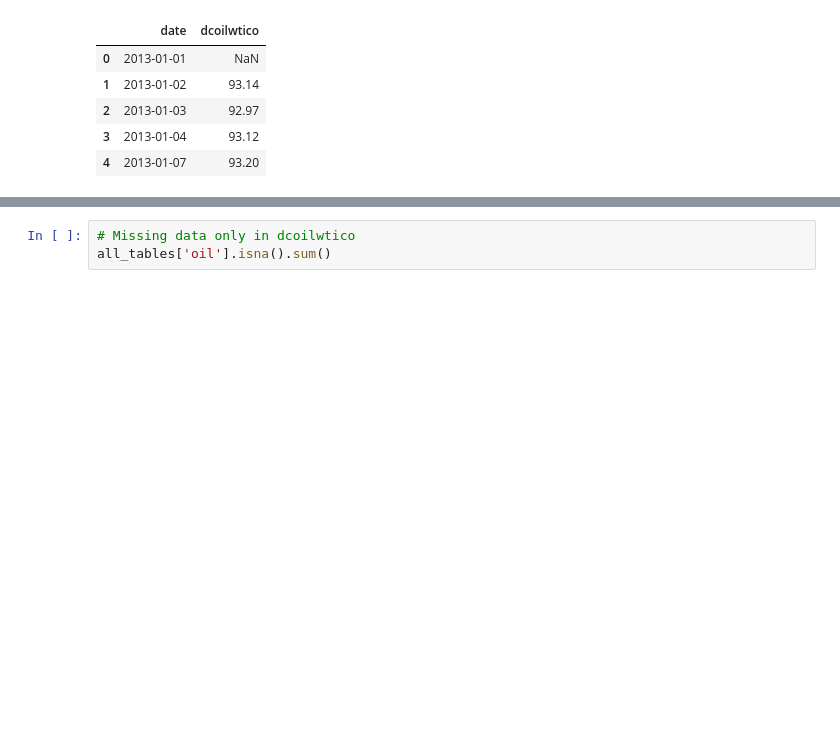
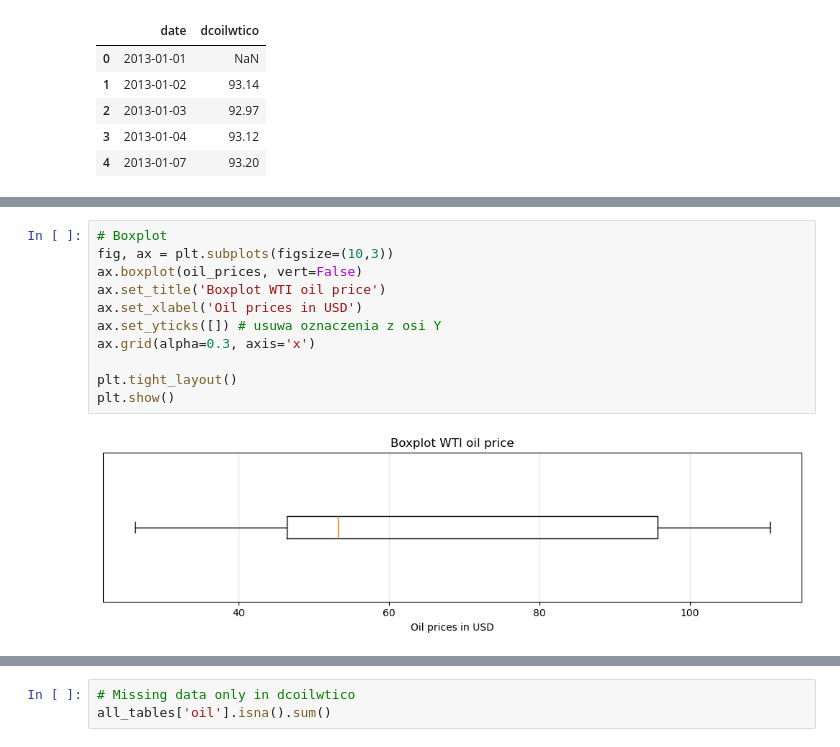
Before and after one commit to kejti97/demand-forecasting-favorita, a Jupyter notebook: 1. Demand Forecasting.ipynb, the cells around one changed output, grey strips where cells are left out. Cells and saved outputs as stored; diff of their text form; blank space fills up the shorter version.

```diff
--- a/1. Demand Forecasting.ipynb
+++ b/1. Demand Forecasting.ipynb
@@ -250,0 +289,13 @@ Name: date, dtype: object
+# %%
+# Boxplot
+fig, ax = plt.subplots(figsize=(10,3))
+ax.boxplot(oil_prices, vert=False)
+ax.set_title('Boxplot WTI oil price')
+ax.set_xlabel('Oil prices in USD')
+ax.set_yticks([]) # usuwa oznaczenia z osi Y
+ax.grid(alpha=0.3, axis='x')
+
+plt.tight_layout()
+plt.show()
+# %% [output]
+[figure, added]
```
Also changed, not shown: parts of 10 cells of this notebook.
